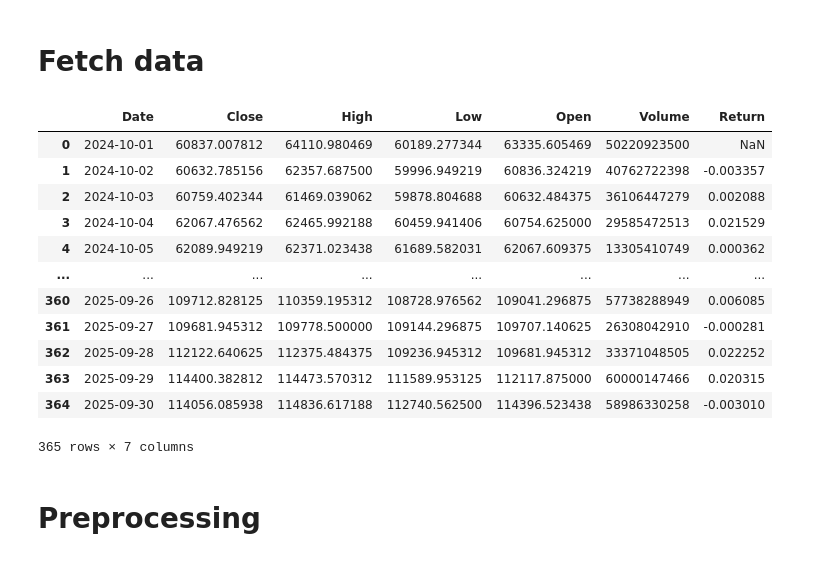
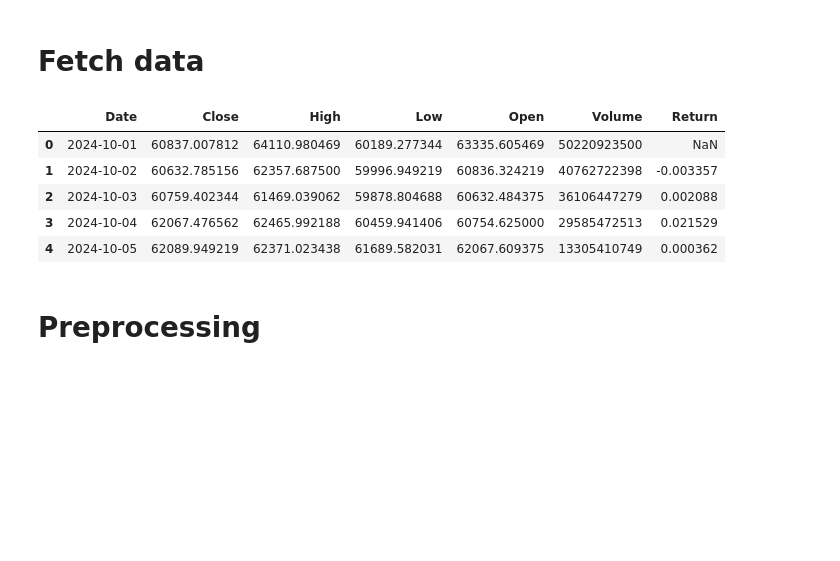
Before and after one commit to AminFiroozi/TA-HW3, a Jupyter notebook: HW3-401521471-AminFiroozi.ipynb, the cells around one changed output. Cells and saved outputs as stored; diff of their text form; code cells hidden in the pictures; blank space fills up the shorter version.

```diff
--- a/HW3-401521471-AminFiroozi.ipynb
+++ b/HW3-401521471-AminFiroozi.ipynb
@@ -72,3 +75,5 @@ INITIAL_ASSET = 1000
+# %%
+pd.set_option('display.max_rows', 500)
 # %% [markdown]
 # Functions
 # %% [markdown]
@@ -93,21 +98,14 @@ def fetch_from_yfinance(ticker: str, route: str, start_date, end_date, fetch: bo
 # Fetch data
 # %%
 df = fetch_from_yfinance(TICKER, BITCOIN_DATA, START_DATE, END_DATE, FETCH_DATA)
-df
+df.head()
 # %% [output]
 |  | Date | Close | High | Low | Open | Volume | Return |
 | 0 | 2024-10-01 | 60837.007812 | 64110.980469 | 60189.277344 | 63335.605469 | 50220923500 | NaN |
 | 1 | 2024-10-02 | 60632.785156 | 62357.687500 | 59996.949219 | 60836.324219 | 40762722398 | -0.003357 |
 | 2 | 2024-10-03 | 60759.402344 | 61469.039062 | 59878.804688 | 60632.484375 | 36106447279 | 0.002088 |
 | 3 | 2024-10-04 | 62067.476562 | 62465.992188 | 60459.941406 | 60754.625000 | 29585472513 | 0.021529 |
 | 4 | 2024-10-05 | 62089.949219 | 62371.023438 | 61689.582031 | 62067.609375 | 13305410749 | 0.000362 |
-| ... | ... | ... | ... | ... | ... | ... | ... |
-| 360 | 2025-09-26 | 109712.828125 | 110359.195312 | 108728.976562 | 109041.296875 | 57738288949 | 0.006085 |
-| 361 | 2025-09-27 | 109681.945312 | 109778.500000 | 109144.296875 | 109707.140625 | 26308042910 | -0.000281 |
-| 362 | 2025-09-28 | 112122.640625 | 112375.484375 | 109236.945312 | 109681.945312 | 33371048505 | 0.022252 |
-| 363 | 2025-09-29 | 114400.382812 | 114473.570312 | 111589.953125 | 112117.875000 | 60000147466 | 0.020315 |
-| 364 | 2025-09-30 | 114056.085938 | 114836.617188 | 112740.562500 | 114396.523438 | 58986330258 | -0.003010 |
-365 rows × 7 columns
 # %% [markdown]
 # Preprocessing
 # %% [markdown]
```
Also changed, not shown: parts of 3 cells of this notebook, 3 other files.
